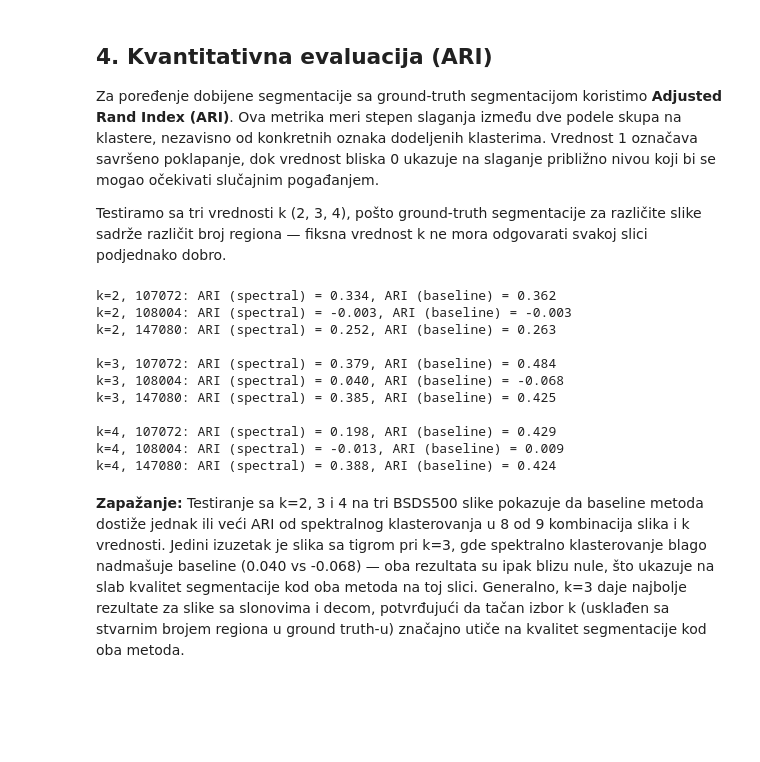
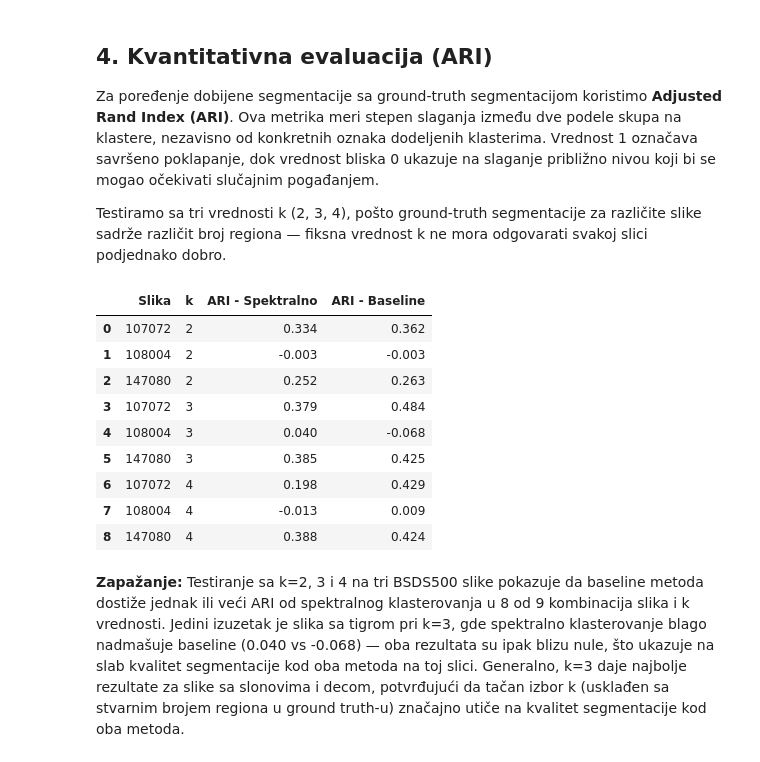
Before and after one commit to isidoraa1070/spectral-clustering-image-segmentation, a Jupyter notebook: notebooks/04_evaluation.ipynb, the cells around one changed output. Drawn from its saved outputs; the diff is of its cells as text; code cells hidden in the pictures; blank space fills up the shorter version.

```diff
--- a/notebooks/04_evaluation.ipynb
+++ b/notebooks/04_evaluation.ipynb
@@ -124,31 +99,27 @@ Testiramo sa tri vrednosti k (2, 3, 4), pošto ground-truth segmentacije za razl
 # %%
 bsds_image_names = ['107072', '108004', '147080']
 k_values = [2, 3, 4]
 
-all_results = {}
-for k in k_values:
-    results = []
-    for name in bsds_image_names:
-        image_path = f'../data/bsds500/images/{name}.jpg'
-        gt_path = f'../data/bsds500/ground_truth/{name}.mat'
-        result = evaluate_segmentation(image_path, gt_path, k=k)
-        results.append((name, result))
-        print(f"k={k}, {name}: ARI (spectral) = {result['ari_spectral']:.3f}, "
-              f"ARI (baseline) = {result['ari_baseline']:.3f}")
-    all_results[k] = results
-    print()
+all_results, ari_table = evaluate_bsds_images(
+    bsds_image_names,
+    k_values
+)
+
+ari_table.style.format({
+    'ARI - Spektralno': '{:.3f}',
+    'ARI - Baseline': '{:.3f}'
+})
 # %% [output]
-k=2, 107072: ARI (spectral) = 0.334, ARI (baseline) = 0.362
-k=2, 108004: ARI (spectral) = -0.003, ARI (baseline) = -0.003
-k=2, 147080: ARI (spectral) = 0.252, ARI (baseline) = 0.263
-
-k=3, 107072: ARI (spectral) = 0.379, ARI (baseline) = 0.484
-k=3, 108004: ARI (spectral) = 0.040, ARI (baseline) = -0.068
-k=3, 147080: ARI (spectral) = 0.385, ARI (baseline) = 0.425
-
-k=4, 107072: ARI (spectral) = 0.198, ARI (baseline) = 0.429
-k=4, 108004: ARI (spectral) = -0.013, ARI (baseline) = 0.009
-k=4, 147080: ARI (spectral) = 0.388, ARI (baseline) = 0.424
+|  | Slika | k | ARI - Spektralno | ARI - Baseline |
+| 0 | 107072 | 2 | 0.334 | 0.362 |
+| 1 | 108004 | 2 | -0.003 | -0.003 |
+| 2 | 147080 | 2 | 0.252 | 0.263 |
+| 3 | 107072 | 3 | 0.379 | 0.484 |
+| 4 | 108004 | 3 | 0.040 | -0.068 |
+| 5 | 147080 | 3 | 0.385 | 0.425 |
+| 6 | 107072 | 4 | 0.198 | 0.429 |
+| 7 | 108004 | 4 | -0.013 | 0.009 |
+| 8 | 147080 | 4 | 0.388 | 0.424 |
 # %% [markdown]
 **Zapažanje:** Testiranje sa k=2, 3 i 4 na tri BSDS500 slike pokazuje da baseline metoda dostiže
 jednak ili veći ARI od spektralnog klasterovanja u 8 od 9 kombinacija slika i k vrednosti. Jedini
```
Also changed, not shown: parts of 9 cells of this notebook, 12 other files.
